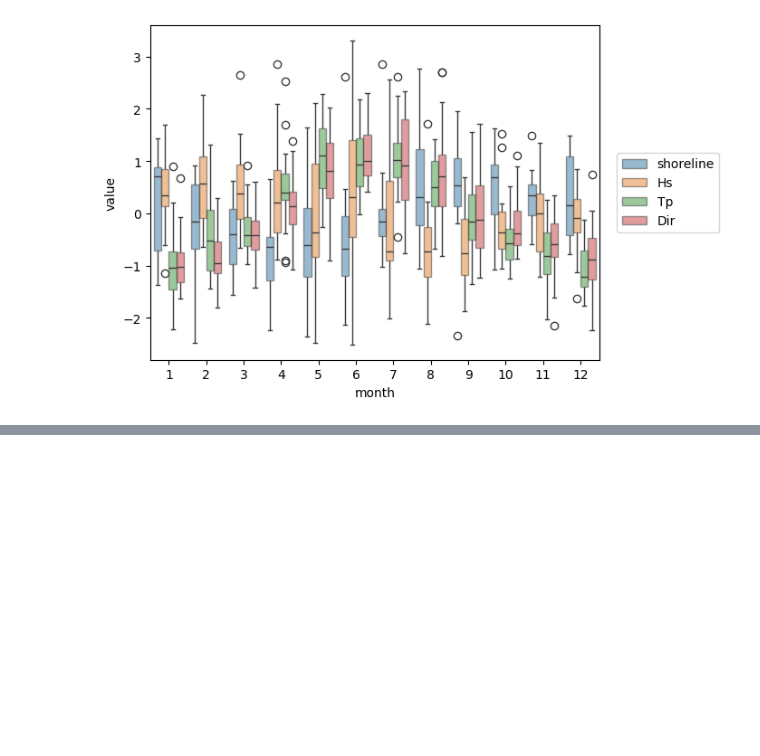
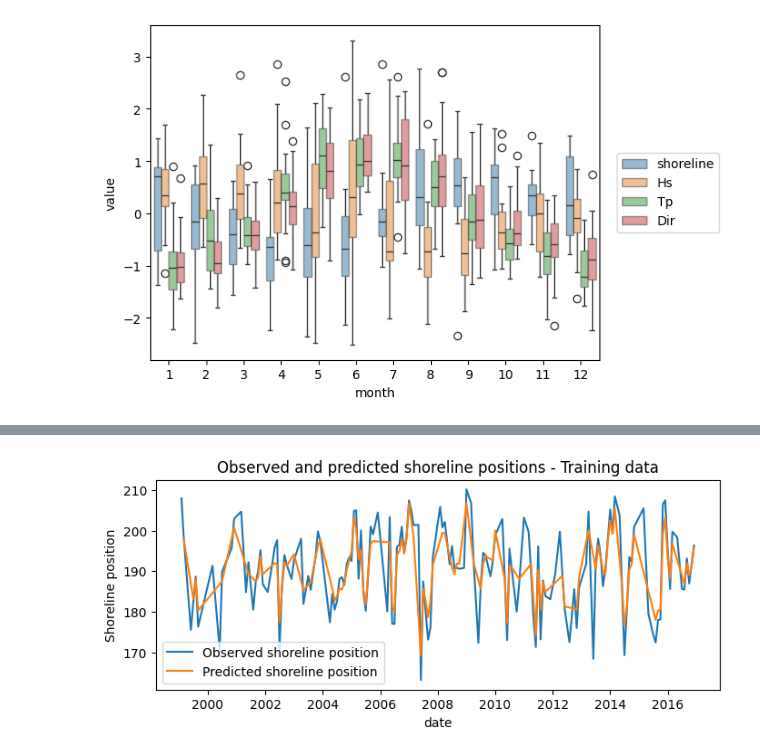
Before and after one commit to simmonsja/ShoreModel_Benchmark, a Jupyter notebook: 3.modelling_template.ipynb, the cells around one changed output, grey strips where cells are left out. Drawn from its saved outputs; the diff is of its cells as text; code cells hidden in the pictures; blank space fills up the shorter version.

```diff
--- a/3.modelling_template.ipynb
+++ b/3.modelling_template.ipynb
@@ -98,0 +338,10 @@ Here you can construct your model and make some predictions.
+# %%
+# Plot timeseries of observed and predicted shoreline positions
+plt.figure(figsize=(8, 3))
+sns.lineplot(data=train_data, x='date', y='shoreline', label='Observed shoreline position')
+sns.lineplot(data=train_data_out, x='date', y='predicted_shoreline', label='Predicted shoreline position')
+plt.ylabel('Shoreline position')
+plt.title('Observed and predicted shoreline positions - Training data')
+plt.show()
+# %% [output]
+[figure, added]
```
Also changed, not shown: parts of 22 cells of this notebook, 2 other files.
